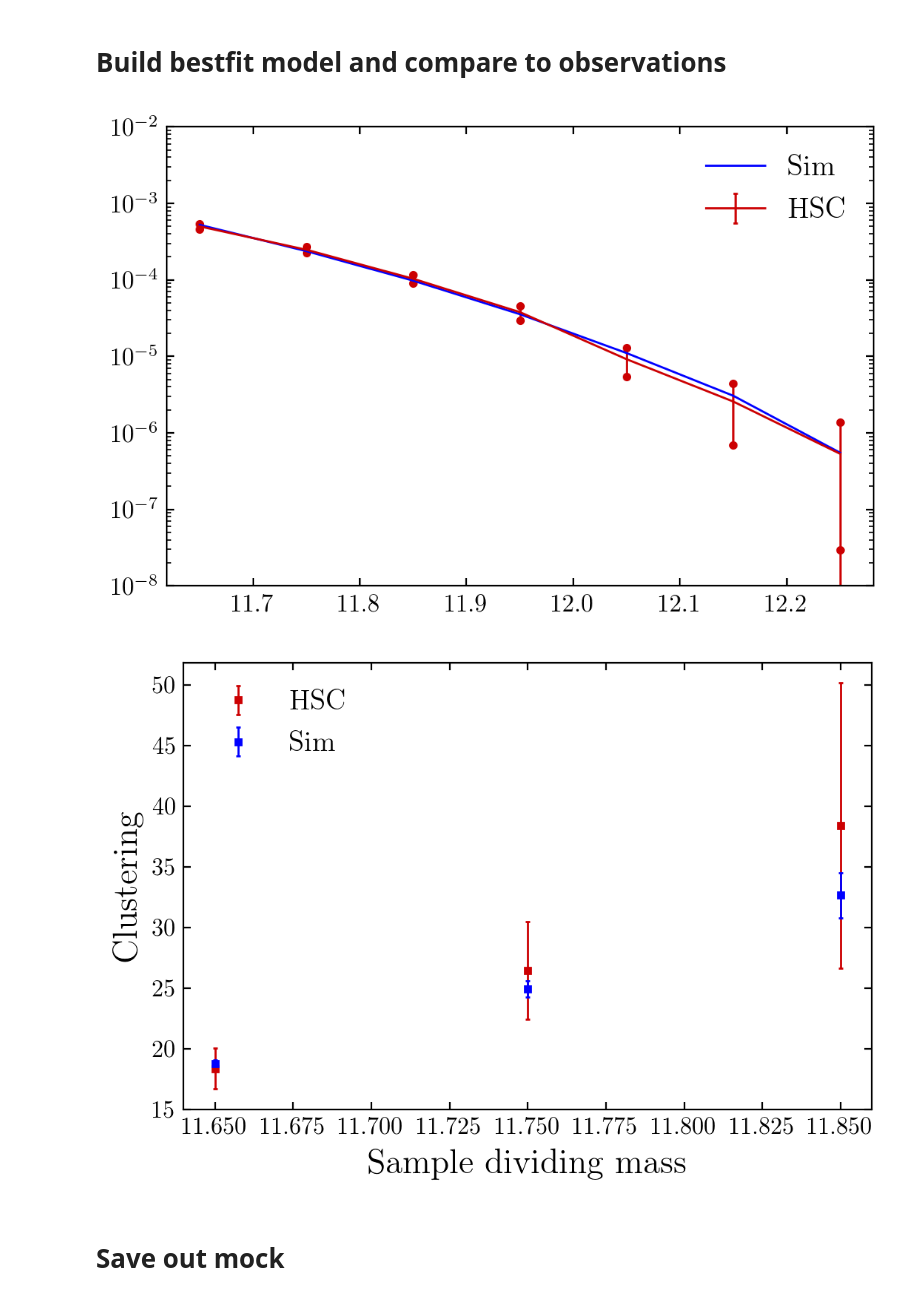
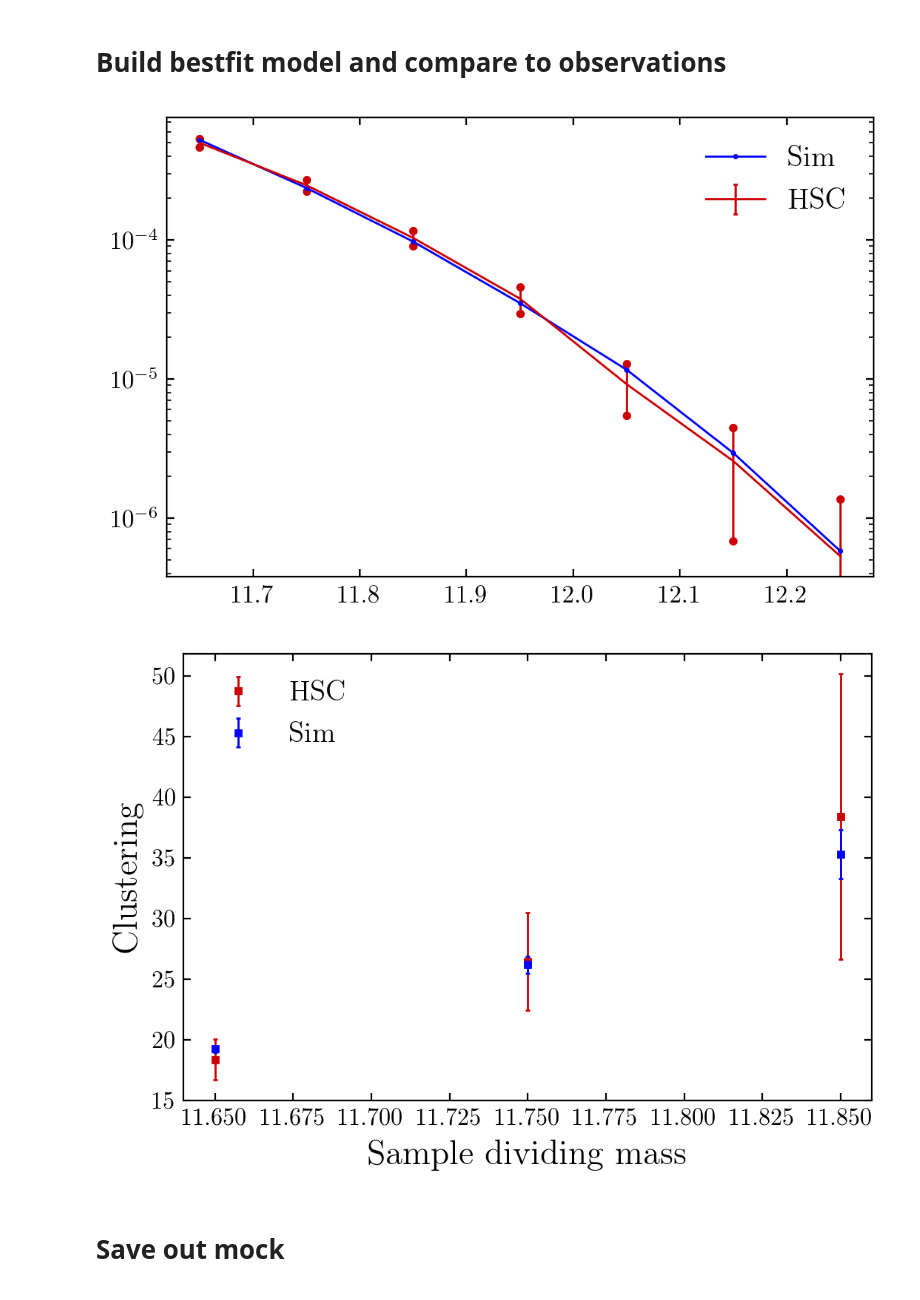
Before and after one commit to gsallabe/thesis_satellite_fraction, a Jupyter notebook: cb/main.ipynb, the cells around one changed output. Drawn from its saved outputs; the diff is of its cells as text; code cells hidden in the pictures.

Commit message:
reduce 5 param fit to 3 (degeneracy!)

```diff
--- a/cb/main.ipynb
+++ b/cb/main.ipynb
@@ -87,7 +88,7 @@ This code may break in numpy 1.16 because this will return a view instead of a c
 res = scipy.optimize.minimize(
     l.compute_chi2_n,
     x0 = params,
-    args=(sim_data, obs_smf, obs_clust, sim_size, cen_sat_div, x_field, 3),
+    args=(sim_data, obs_smf, obs_clust, sim_size, cen_sat_div, x_field, 3, extra_params),
     method="Nelder-Mead",
 )
 assert res.success == True
@@ -265,23 +295,22 @@ AutocorrError: The chain is too short to reliably estimate the autocorrelation t
 log_stellar_masses = get_sm_for_sim(sim_data, best_fit[:5], best_fit[5:], x_field)
 # %%
 fig, ax = p.plot_smfs(obs_smf, log_stellar_masses, sim_size)
-ax.set(ylim=(1e-8, 1e-2));
 
 sim_clust = np.array(
     [c.compute_sim_clustering(sim_data, sim_size, log_stellar_masses, div) for div in cen_sat_div],
     dtype=[("clustering", np.float64), ("err", np.float64)])
 fig.savefig("/home/christopher/research/satellite_fraction/cb/writeup/images/fit_smf.png", dpi=300)
 
 fig, ax = plt.subplots()
 ax.errorbar(cen_sat_div, obs_clust["clustering"], yerr=obs_clust["err"], ls="None", marker="s", label="HSC")
 ax.errorbar(cen_sat_div, sim_clust["clustering"], yerr=sim_clust["err"], ls="None", marker="s", label="Sim")
 ax.legend()
 
 ax.set(ylabel="Clustering", xlabel="Sample dividing mass")
 fig.savefig("/home/christopher/research/satellite_fraction/cb/writeup/images/fit_clust.png", dpi=300)
 # %% [output]
-[figure, old version]
+[figure, new version]
-[figure, old version]
+[figure, new version]
 # %% [markdown]
 # Save out mock
 # %%
```
Also changed, not shown: parts of 4 cells of this notebook, 8 other files.
